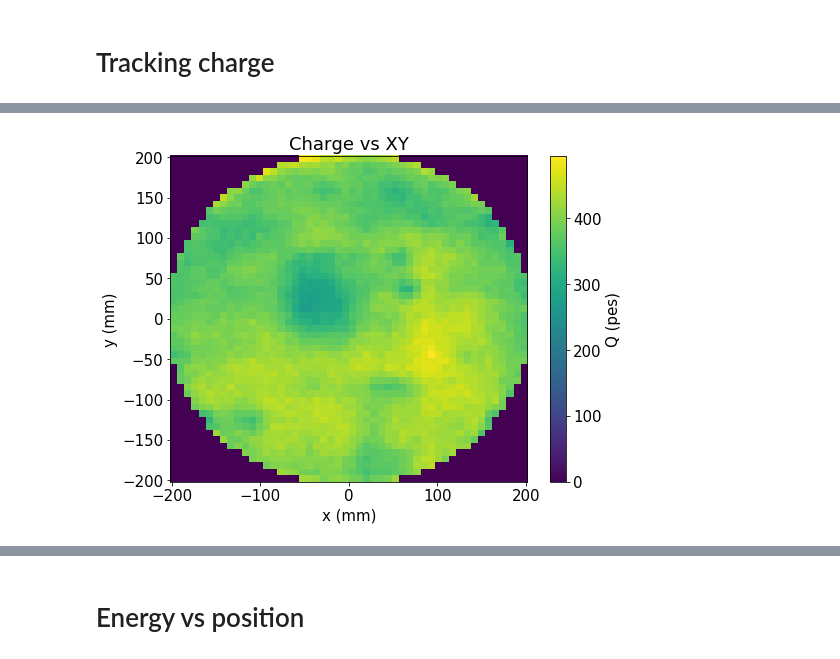
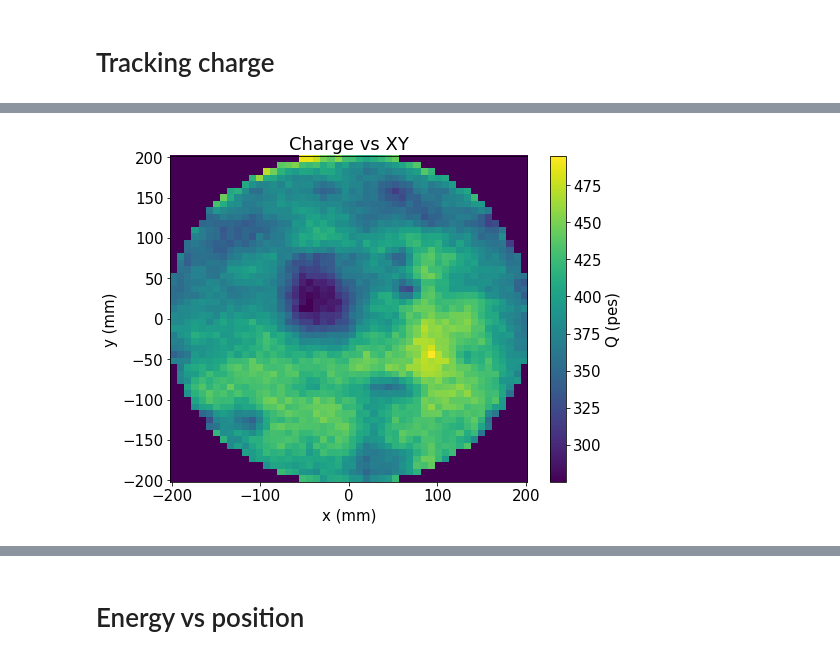
Before and after one commit to gonzaponte/ICARO, a Jupyter notebook: icaro/KrMay/Run4446.ipynb, the cells around one changed output, grey strips where cells are left out. Saved outputs shown, nothing was run; the diff lists cells and outputs as text; code cells hidden in the pictures.

```diff
--- a/icaro/KrMay/Run4446.ipynb
+++ b/icaro/KrMay/Run4446.ipynb
@@ -53,6 +49,7 @@ def poisson_sigma(x, default=3):
 # Kr analysis
 # %%
 import os
+import shutil
 import functools
 import time
 print("Running on ", time.asctime())
@@ -65,7 +62,7 @@ from   matplotlib.colors import LogNorm
 import invisible_cities.core.core_functions as coref
 import invisible_cities.core.fit_functions  as fitf
 import invisible_cities.reco.dst_functions  as dstf
-import invisible_cities.io  .kdst_io        as dstio
+import invisible_cities.io  .kdst_io        as kdstio
 import invisible_cities.reco.corrections    as corrf
 
 from invisible_cities.icaro.hst_functions import hist
@@ -75,10 +72,12 @@ from invisible_cities.icaro.hst_functions import labels
 from invisible_cities.icaro.hst_functions import display_matrix
 from invisible_cities.icaro.hst_functions import covariance
 from invisible_cities.icaro.hst_functions import resolution
+from invisible_cities.icaro.hst_functions import poisson_sigma
 from invisible_cities.icaro.hst_functions import gausstext
 from invisible_cities.icaro.hst_functions import shift_to_bin_centers
-from invisible_cities.icaro.hst_functions import save_to_folder
+from invisible_cities.icaro.hst_functions import plot_writer
+from invisible_cities.icaro.hst_functions import measurement_string
 
 pi   = np.pi
-save = functools.partial(save_to_folder, outputfolder) if save_plots else lambda *x: None
+save = plot_writer(outputfolder, plots_format) if save_plots else lambda *x: None
 # %% [output]
@@ -417,7 +385,7 @@ hist(fid.S2e, 50, range=Erange_raw)
 labels("S2 energy (pes)", "Entries", "Fidualized energy spectrum")
 save("Raw_energy_fiducial")
 
-low_cut   = 11000 * np.exp(-0.0011*fid.Z.values)
+low_cut   = 11000 * np.exp(-0.0010*fid.Z.values)
 high_cut  = 14000 * np.exp(-0.0008*fid.Z.values)
 sel       = coref.in_range(fid.S2e.values, low_cut, high_cut) # remove low and high E background
 
@@ -562,14 +587,6 @@ rbins = rbins[:-1] + dr
 plt.figure()
 plt.errorbar(rbins, LT, u_LT, dr, fmt="k*")
 
-seed = (LT[0], 1e-2, 100)
-func = lambda x, a=0, b=0, c=0, d=0: a - b*x*np.exp(x/c)
-f = fitf.fit(func, rbins, LT, seed, sigma=u_LT)
-plt.plot(rbins, f.fn(rbins), "-r")
 labels("R (mm)", "Lifetime (µs)", "Lifetime vs R")
 save("LifetimevsR_profile")
-
-print("Lifetime = ", "({0:.1f} +- {3:.1f}) - ({1:.3f} +- {4:.3f}) x exp[x/({2:.1f} +- {5:.1f})]".format(*f.values, *f.errors))
-print("Chi2 =", f.chi2)
-Zcorr_R = corrf.LifetimeRCorrection(f.values, f.errors)
 # %% [output]
@@ -667,9 +693,7 @@ save("LifetimevsR")
 # %% [markdown]
 # Correction by attachment
 # %%
-correction = Zcorr(full.Z.values, full.R.values) if LT_radial else\
-             Zcorr(full.Z.values)
-E_zcorr    = full.S2e.values * correction.value
+E_zcorr    = full.S2e.values * Zcorr(full.Z.values).value
 
 y, x, _ = hist(E_zcorr, 100, range=Erange_zcorr)
 
@@ -678,12 +702,17 @@ seed = 1e3, 12000, 100
 low  =  10, 11000,  50
 upp  = 1e8, 13000, 900
 f    = fitf.fit(fun, x, y, seed, fit_range=(12400, 14000), bounds=(low, upp))
-print(f.values)
 
+assert not np.any(np.isclose(f.values, seed))
+assert not np.any(np.isclose(f.values, low ))
+assert not np.any(np.isclose(f.values, upp ))
+
+print("Resolution at 41.5 keV:", measurement_string(*resolution(f.values, f.errors, 41.5)[0]))
+print("Resolution at 2458 keV:", measurement_string(*resolution(f.values, f.errors, 41.5)[1]))
 
 plt.plot(x, f.fn(x), fitOpt)
 plt.plot(x, fitf.gauss(x, *f.values),  fitOpt)
-plt.text(Erange_zcorr[0], max(y)/4, gausstext(f.values, 41.5), color=fitOpt)
+plt.text(Erange_zcorr[0] * 1.005, max(y)/2, gausstext(f.values, f.errors, 41.5))
 
 labels("S2 energy (pes)", "Entries", "Z-corrected energy")
 save("EcorrZ")
@@ -782,31 +811,31 @@ save("QvsZ")
 # %%
 x, y, Q, u_Q = \
 fitf.profileXY(Kr.X, Kr.Y, Kr.S2q, nX, nY, XYrange, XYrange)
-_, cb = display_matrix(x, y, Q)
+_, cb = display_matrix(x, y, Q, vmin=np.min(Q[Q>0]))
 cb.set_label("Q (pes)")
 labels("x (mm)", "y (mm)", "Charge vs XY")
 save("QvsXY")
 
 x, y, q, u_q = \
 fitf.profileXY(Kr.R, Kr.Phi, Kr.S2q, nX, nY, Rrange, Prange)
-_, cb = display_matrix(x, y, q)
+_, cb = display_matrix(x, y, q, vmin=np.min(q[q>0]))
 cb.set_label("Q (pes)")
 labels("r (mm)", "$\phi$ (rad)", "Charge vs R$\phi$")
 save("QvsRPhi")
 
 hist2d(Kr.R, Kr.S2q, (50, 50), (Rrange, Qrange))
 x, y, _ = fitf.profileX(Kr.R, Kr.S2q, 50, xrange=Rrange, yrange=Qrange)
 plt.plot(x, y, profOpt)
 labels("r (mm)", "S2 charge (pes)", "Charge vs R")
 save("QvsR")
 
 hist2d(Kr.Phi, Kr.S2q, (50, 50), range=(Prange, Qrange))
 x, y, _ = fitf.profileX(Kr.Phi, Kr.S2q, 50, xrange=Prange, yrange=Qrange)
 plt.plot(x, y, profOpt)
 labels("phi (rad)", "S2 charge (pes)", "Charge vs $\phi$")
 save("QvsPhi")
 # %% [output]
-[figure, old version]
+[figure, new version]
 [figure]
 [figure]
 [figure]
```
Also changed, not shown: parts of 34 cells of this notebook, 8 other files.
